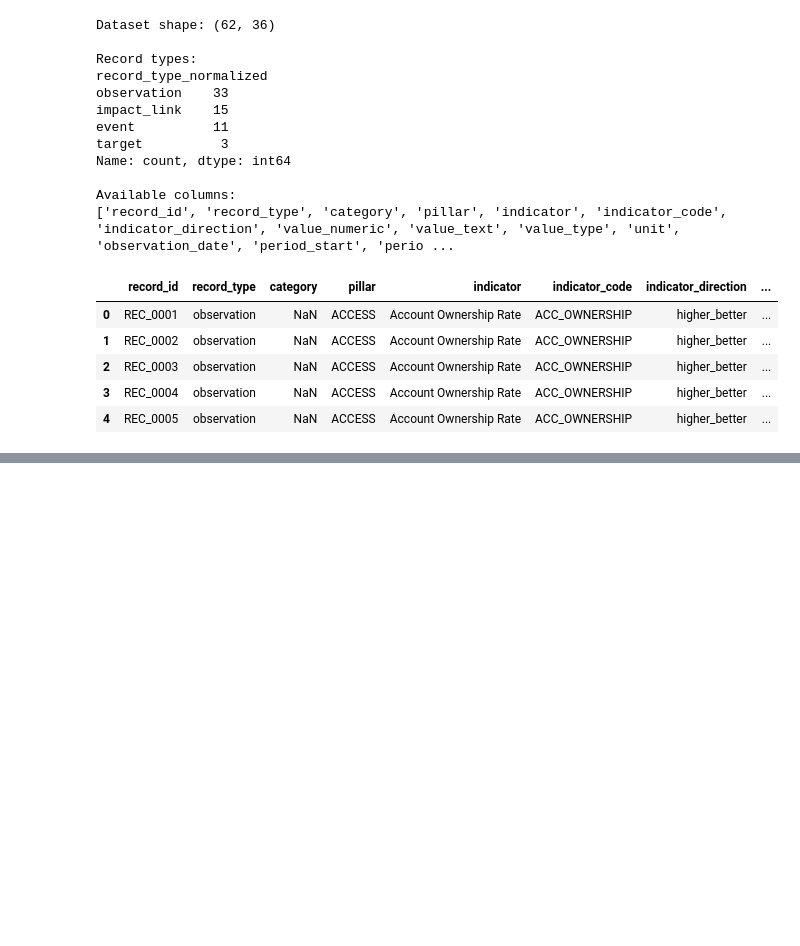
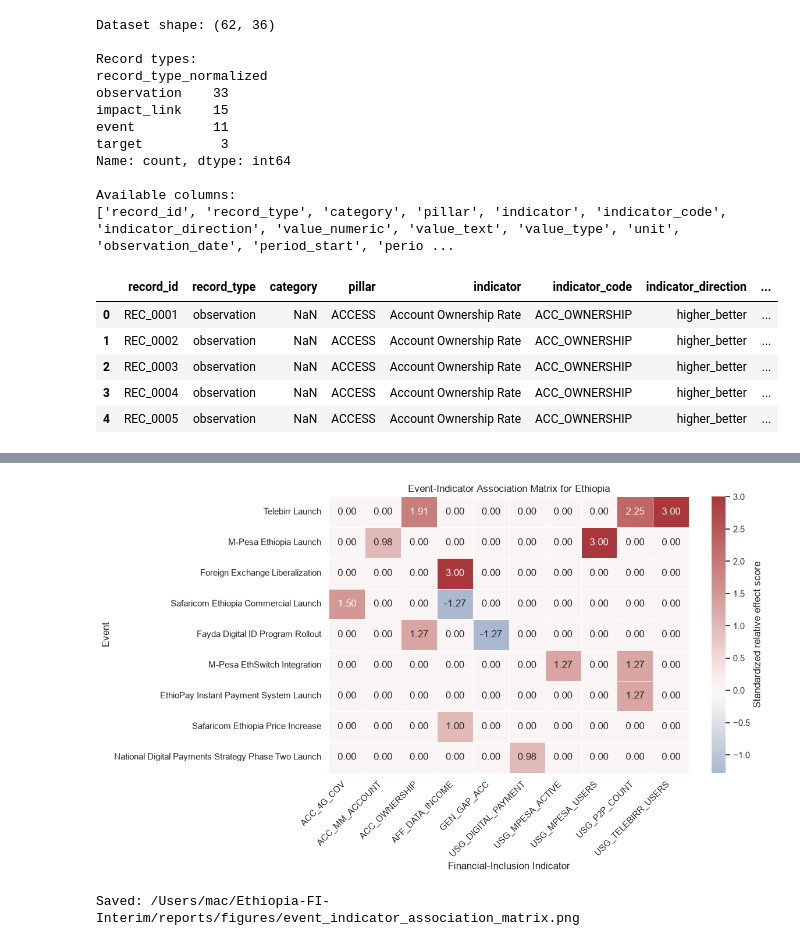
Before and after one commit to rediet-shewarega/ethiopia-financial-inclusion-interim, a Jupyter notebook: notebooks/task_3_event_impact_modeling.ipynb, the cells around one changed output, grey strips where cells are left out. Drawn from its saved outputs; the diff is of its cells as text; code cells hidden in the pictures; blank space fills up the shorter version.

```diff
--- a/notebooks/task_3_event_impact_modeling.ipynb
+++ b/notebooks/task_3_event_impact_modeling.ipynb
@@ -419,0 +808,62 @@ Impact links successfully matched to events: 15 of 15
+# %%
+# Visualize the event-indicator association matrix.
+
+if association_matrix.empty:
+    print("The association matrix is empty.")
+
+else:
+    figure_width = max(
+        12,
+        association_matrix.shape[1] * 1.1
+    )
+
+    figure_height = max(
+        7,
+        association_matrix.shape[0] * 0.65
+    )
+
+    plt.figure(
+        figsize=(figure_width, figure_height)
+    )
+
+    sns.heatmap(
+        association_matrix,
+        annot=True,
+        fmt=".2f",
+        cmap="vlag",
+        center=0,
+        linewidths=0.5,
+        cbar_kws={
+            "label": "Standardized relative effect score"
+        }
+    )
+
+    plt.title(
+        "Event-Indicator Association Matrix for Ethiopia"
+    )
+    plt.xlabel("Financial-Inclusion Indicator")
+    plt.ylabel("Event")
+    plt.xticks(
+        rotation=45,
+        ha="right"
+    )
+    plt.yticks(rotation=0)
+    plt.tight_layout()
+
+    association_figure_path = (
+        FIGURE_DIR
+        / "event_indicator_association_matrix.png"
+    )
+
+    plt.savefig(
+        association_figure_path,
+        dpi=200,
+        bbox_inches="tight"
+    )
+
+    plt.show()
+
+    print("Saved:", association_figure_path)
+# %% [output]
+[figure, added]
+Saved: /Users/mac/Ethiopia-FI-Interim/reports/figures/event_indicator_association_matrix.png
```
Also changed, not shown: parts of 12 cells of this notebook.
